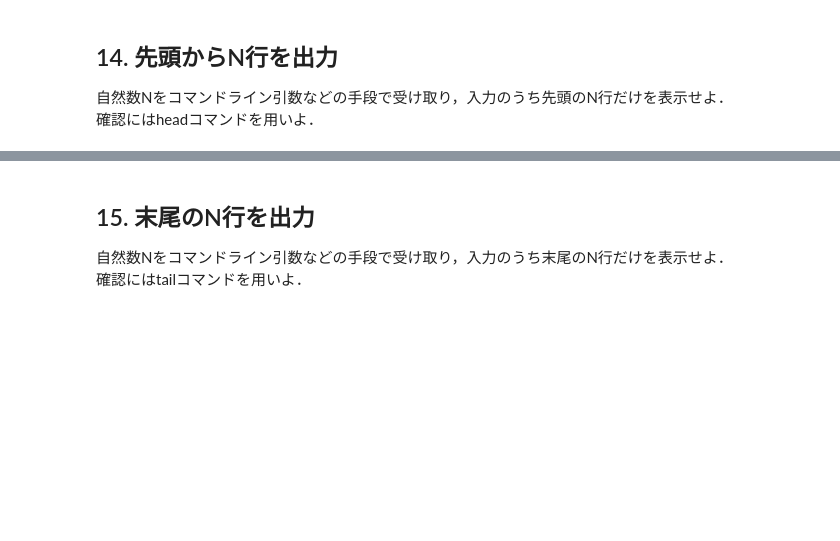
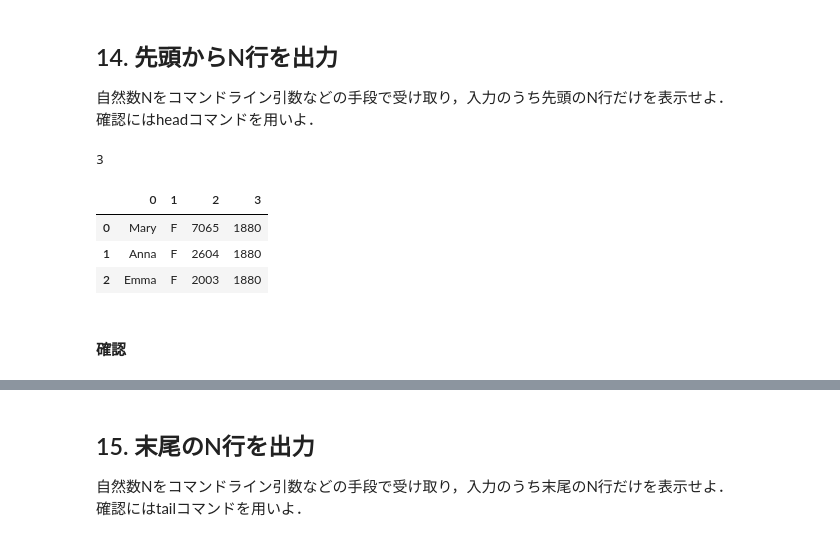
Before and after one commit to yukina-t156/NLP100_2022, a Jupyter notebook: Ch02/Ch02.ipynb, the cells around one changed output, grey strips where cells are left out. Saved outputs shown, nothing was run; the diff lists cells and outputs as text; code cells hidden in the pictures; blank space fills up the shorter version.

```diff
--- a/Ch02/Ch02.ipynb
+++ b/Ch02/Ch02.ipynb
@@ -183,3 +226,14 @@ M
 ## 14. 先頭からN行を出力
 自然数Nをコマンドライン引数などの手段で受け取り，入力のうち先頭のN行だけを表示せよ．
 確認にはheadコマンドを用いよ．
+# %%
+N= int(input())
+df.head(N)
+# %% [output]
+3
+|  | 0 | 1 | 2 | 3 |
+| 0 | Mary | F | 7065 | 1880 |
+| 1 | Anna | F | 2604 | 1880 |
+| 2 | Emma | F | 2003 | 1880 |
+# %% [markdown]
+#### 確認
```
Also changed, not shown: parts of 12 cells of this notebook.
